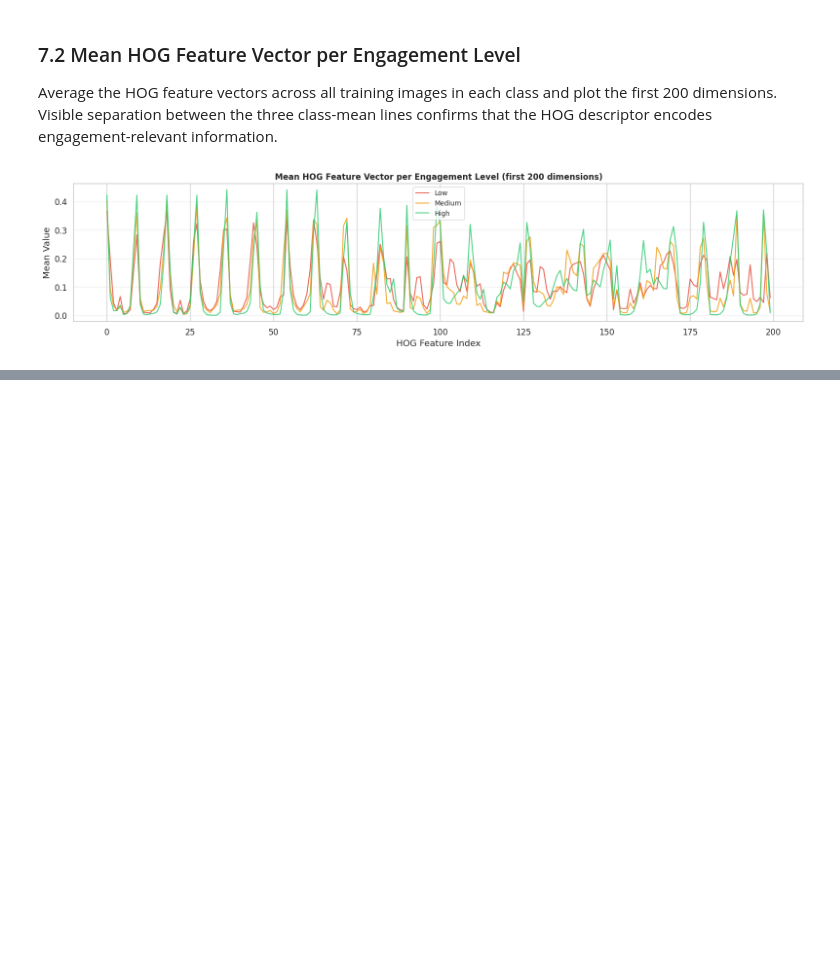
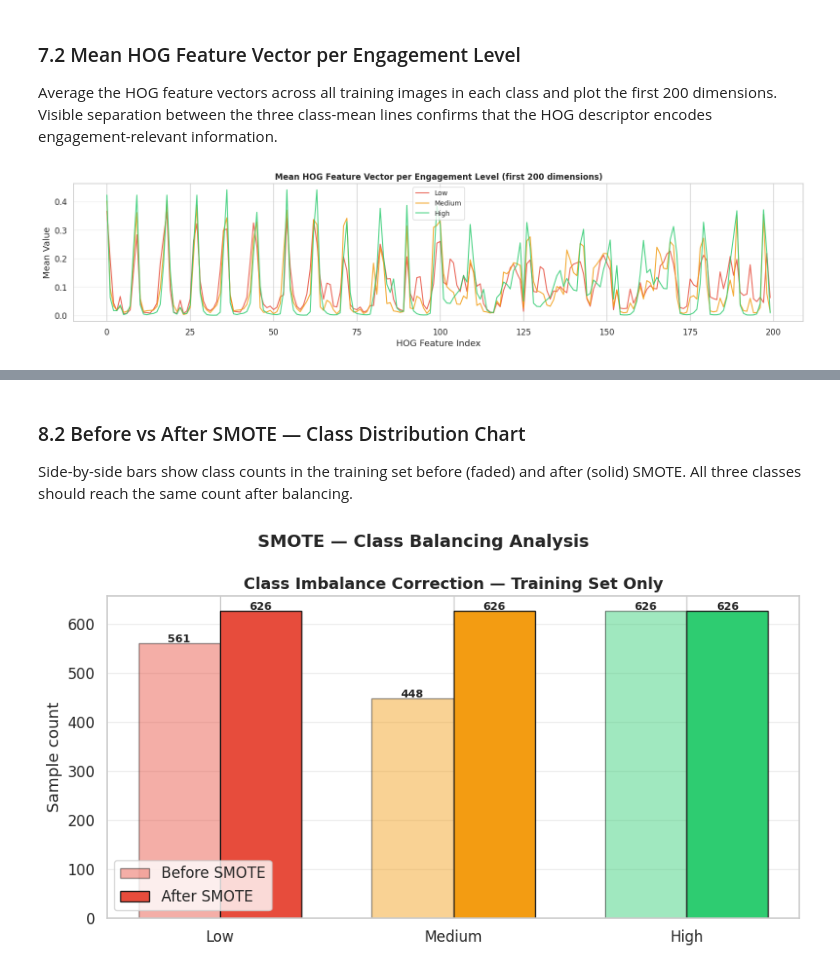
Before and after one commit to YasiniK/multimodal-student-cognitive-load-and-engagement-detection, a Jupyter notebook: Student_Engagement/se_eda_preprocessing.ipynb, the cells around one changed output, grey strips where cells are left out. Cells and saved outputs as stored; diff of their text form; code cells hidden in the pictures; blank space fills up the shorter version.

Commit message:
Before vs After SMOTE — Class Distribution Chart

```diff
--- a/Student_Engagement/se_eda_preprocessing.ipynb
+++ b/Student_Engagement/se_eda_preprocessing.ipynb
@@ -1197,0 +1241,35 @@ plt.show()
+# %% [markdown]
+### 8.2 Before vs After SMOTE — Class Distribution Chart
+
+Side-by-side bars show class counts in the training set before (faded) and after (solid) SMOTE. All three classes should reach the same count after balancing.
+# %%
+labels_sorted = [LABEL_DEC[i] for i in sorted(before.keys())]
+x = np.arange(len(labels_sorted))
+w = 0.35
+
+fig, ax = plt.subplots(figsize=(9, 5))
+
+# Faded bars = original counts, solid bars = counts after SMOTE balancing
+b1 = ax.bar(x - w/2, [before[i] for i in sorted(before)], w,
+             label='Before SMOTE',
+             color=[PALETTE[l] for l in labels_sorted], alpha=0.45, edgecolor='k')
+b2 = ax.bar(x + w/2, [after[i]  for i in sorted(after)],  w,
+             label='After SMOTE',
+             color=[PALETTE[l] for l in labels_sorted], alpha=1.00, edgecolor='k')
+ax.set_xticks(x)
+ax.set_xticklabels([l.capitalize() for l in labels_sorted], fontsize=12)
+ax.set_ylabel('Sample count')
+ax.set_title('Class Imbalance Correction — Training Set Only',
+             fontweight='bold', fontsize=13)
+ax.legend(); ax.grid(axis='y', alpha=0.3)
+for bar in list(b1) + list(b2):
+    ax.text(bar.get_x() + bar.get_width()/2, bar.get_height() + 2,
+            str(int(bar.get_height())), ha='center', fontsize=9, fontweight='bold')
+
+# Save the SMOTE chart — used as Figure 3.9 in the thesis
+plt.suptitle('SMOTE — Class Balancing Analysis', fontsize=14, fontweight='bold')
+plt.tight_layout()
+plt.savefig(OUTPUT_DIR / 'smote_analysis.png', dpi=150, bbox_inches='tight')
+plt.show()
+# %% [output]
+[figure, added]
```
Also changed, not shown: parts of 3 cells of this notebook.
